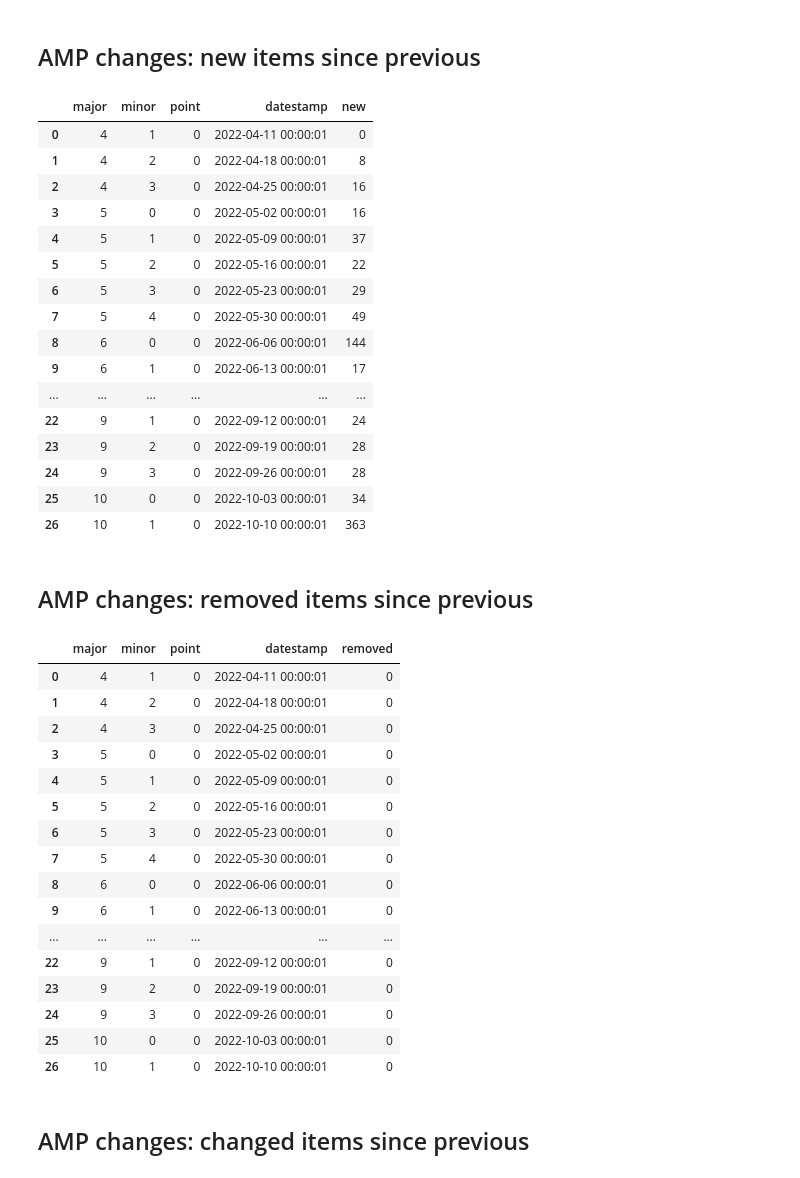
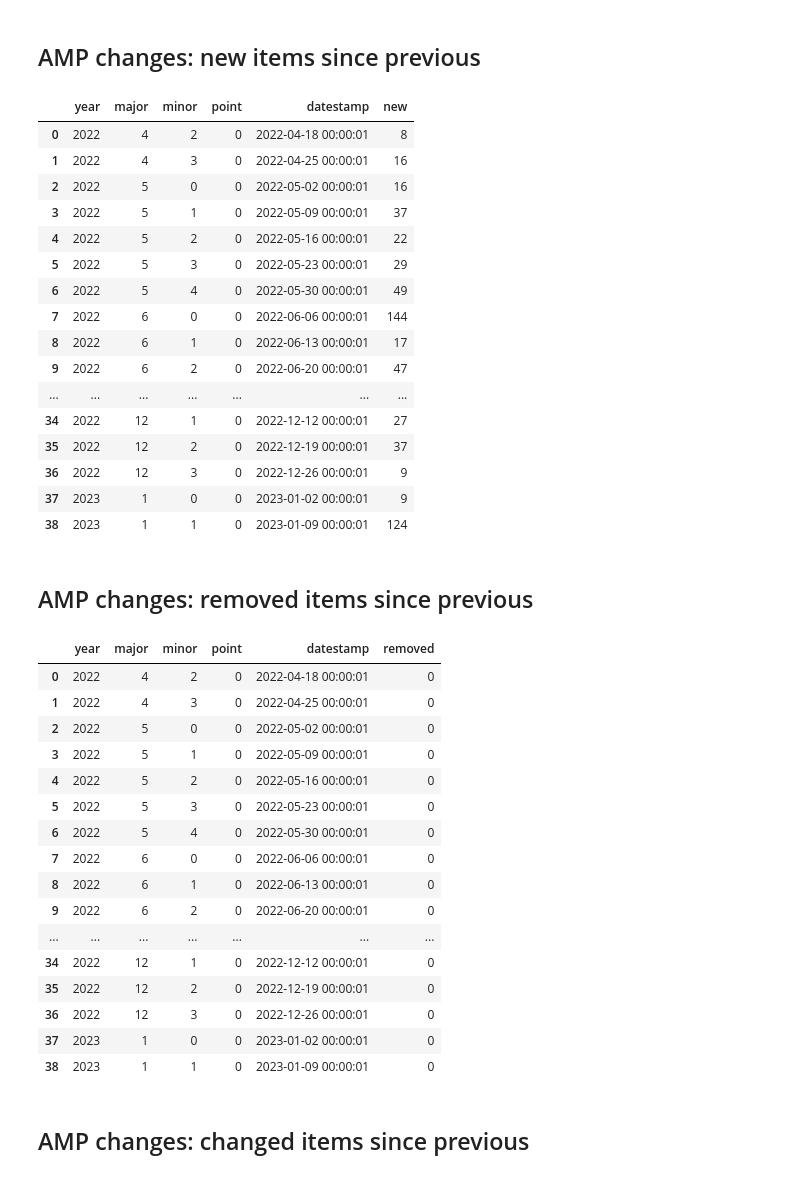
Before and after one commit to Jongmassey/dmd_comparison, a Jupyter notebook: notebooks/explore.ipynb, the cells around one changed output. Cells and saved outputs as stored; diff of their text form; code cells hidden in the pictures.

Commit message:
new year update

```diff
--- a/notebooks/explore.ipynb
+++ b/notebooks/explore.ipynb
@@ -13,6 +13,7 @@ def parse_dmd_version(dmd_string):
     parts = dmd_string.split("_")
     major, minor, point = parts[2].split(".")
     return {
+        "year":int(parts[3][0:4]),
         "major":int(major),
         "minor":int(minor),
         "point":int(point),
@@ -32,8 +33,8 @@ vmp_versions = {v:
     "v_vmp": parse_mp_version(v.split("/")[-1])
     } for v in vmps}
 # %%
-amps_sorted = [a[0] for a in sorted(amp_versions.items(),key= lambda x: (x[1]['v_dmd']['major'],x[1]['v_dmd']['minor'],x[1]['v_dmd']['point']))]
-vmps_sorted = [a[0] for a in sorted(vmp_versions.items(),key= lambda x: (x[1]['v_dmd']['major'],x[1]['v_dmd']['minor'],x[1]['v_dmd']['point']))]
+amps_sorted = [a[0] for a in sorted(amp_versions.items(),key= lambda x: (x[1]['v_dmd']['year'],x[1]['v_dmd']['major'],x[1]['v_dmd']['minor'],x[1]['v_dmd']['point']))]
+vmps_sorted = [a[0] for a in sorted(vmp_versions.items(),key= lambda x: (x[1]['v_dmd']['year'],x[1]['v_dmd']['major'],x[1]['v_dmd']['minor'],x[1]['v_dmd']['point']))]
 # %%
 amp_dfs = {a[0]: pd.DataFrame.from_dict([{e.tag :e.text for e in l} for l in a[1][0]]).set_index('APID') for a in amps_parsed.items()}
 # %%
@@ -70,45 +71,45 @@ for k,v in vmp_changes.items():
 # %%
 df_amp_versions = pd.DataFrame.from_dict([{"dmd_file":k}|v['v_dmd'] for k,v in amp_versions.items()])
 df_amp_versions['datestamp'] = pd.to_datetime(df_amp_versions['datestamp'])
 for c in ["new","removed","changed"]:
     df= pd.DataFrame([(a,len(v[c].index)) for a,v in amp_changes.items()],columns=["dmd_file",c])
     display(Markdown(f"## AMP changes: {c} items since previous"))
-    display(df.merge(df_amp_versions,on="dmd_file")[["major","minor","point","datestamp",c]])
+    display(df.merge(df_amp_versions,on="dmd_file")[["year","major","minor","point","datestamp",c]])
 # %% [output]
 ## AMP changes: new items since previous
-|  | major | minor | point | datestamp | new |
-| 0 | 4 | 1 | 0 | 2022-04-11 00:00:01 | 0 |
-| 1 | 4 | 2 | 0 | 2022-04-18 00:00:01 | 8 |
-| 2 | 4 | 3 | 0 | 2022-04-25 00:00:01 | 16 |
-| 3 | 5 | 0 | 0 | 2022-05-02 00:00:01 | 16 |
-| 4 | 5 | 1 | 0 | 2022-05-09 00:00:01 | 37 |
-| 5 | 5 | 2 | 0 | 2022-05-16 00:00:01 | 22 |
-| 6 | 5 | 3 | 0 | 2022-05-23 00:00:01 | 29 |
-| 7 | 5 | 4 | 0 | 2022-05-30 00:00:01 | 49 |
-| 8 | 6 | 0 | 0 | 2022-06-06 00:00:01 | 144 |
-| 9 | 6 | 1 | 0 | 2022-06-13 00:00:01 | 17 |
-| ... | ... | ... | ... | ... | ... |
-| 22 | 9 | 1 | 0 | 2022-09-12 00:00:01 | 24 |
-| 23 | 9 | 2 | 0 | 2022-09-19 00:00:01 | 28 |
-| 24 | 9 | 3 | 0 | 2022-09-26 00:00:01 | 28 |
-| 25 | 10 | 0 | 0 | 2022-10-03 00:00:01 | 34 |
-| 26 | 10 | 1 | 0 | 2022-10-10 00:00:01 | 363 |
+|  | year | major | minor | point | datestamp | new |
+| 0 | 2022 | 4 | 2 | 0 | 2022-04-18 00:00:01 | 8 |
+| 1 | 2022 | 4 | 3 | 0 | 2022-04-25 00:00:01 | 16 |
+| 2 | 2022 | 5 | 0 | 0 | 2022-05-02 00:00:01 | 16 |
+| 3 | 2022 | 5 | 1 | 0 | 2022-05-09 00:00:01 | 37 |
+| 4 | 2022 | 5 | 2 | 0 | 2022-05-16 00:00:01 | 22 |
+| 5 | 2022 | 5 | 3 | 0 | 2022-05-23 00:00:01 | 29 |
+| 6 | 2022 | 5 | 4 | 0 | 2022-05-30 00:00:01 | 49 |
+| 7 | 2022 | 6 | 0 | 0 | 2022-06-06 00:00:01 | 144 |
+| 8 | 2022 | 6 | 1 | 0 | 2022-06-13 00:00:01 | 17 |
+| 9 | 2022 | 6 | 2 | 0 | 2022-06-20 00:00:01 | 47 |
+| ... | ... | ... | ... | ... | ... | ... |
+| 34 | 2022 | 12 | 1 | 0 | 2022-12-12 00:00:01 | 27 |
+| 35 | 2022 | 12 | 2 | 0 | 2022-12-19 00:00:01 | 37 |
+| 36 | 2022 | 12 | 3 | 0 | 2022-12-26 00:00:01 | 9 |
+| 37 | 2023 | 1 | 0 | 0 | 2023-01-02 00:00:01 | 9 |
+| 38 | 2023 | 1 | 1 | 0 | 2023-01-09 00:00:01 | 124 |
 ## AMP changes: removed items since previous
-|  | major | minor | point | datestamp | removed |
-| 0 | 4 | 1 | 0 | 2022-04-11 00:00:01 | 0 |
-| 1 | 4 | 2 | 0 | 2022-04-18 00:00:01 | 0 |
-| 2 | 4 | 3 | 0 | 2022-04-25 00:00:01 | 0 |
-| 3 | 5 | 0 | 0 | 2022-05-02 00:00:01 | 0 |
-| 4 | 5 | 1 | 0 | 2022-05-09 00:00:01 | 0 |
-| 5 | 5 | 2 | 0 | 2022-05-16 00:00:01 | 0 |
-| 6 | 5 | 3 | 0 | 2022-05-23 00:00:01 | 0 |
-| 7 | 5 | 4 | 0 | 2022-05-30 00:00:01 | 0 |
-| 8 | 6 | 0 | 0 | 2022-06-06 00:00:01 | 0 |
-| 9 | 6 | 1 | 0 | 2022-06-13 00:00:01 | 0 |
-| ... | ... | ... | ... | ... | ... |
-| 22 | 9 | 1 | 0 | 2022-09-12 00:00:01 | 0 |
-| 23 | 9 | 2 | 0 | 2022-09-19 00:00:01 | 0 |
-| 24 | 9 | 3 | 0 | 2022-09-26 00:00:01 | 0 |
-| 25 | 10 | 0 | 0 | 2022-10-03 00:00:01 | 0 |
-| 26 | 10 | 1 | 0 | 2022-10-10 00:00:01 | 0 |
+|  | year | major | minor | point | datestamp | removed |
+| 0 | 2022 | 4 | 2 | 0 | 2022-04-18 00:00:01 | 0 |
+| 1 | 2022 | 4 | 3 | 0 | 2022-04-25 00:00:01 | 0 |
+| 2 | 2022 | 5 | 0 | 0 | 2022-05-02 00:00:01 | 0 |
+| 3 | 2022 | 5 | 1 | 0 | 2022-05-09 00:00:01 | 0 |
+| 4 | 2022 | 5 | 2 | 0 | 2022-05-16 00:00:01 | 0 |
+| 5 | 2022 | 5 | 3 | 0 | 2022-05-23 00:00:01 | 0 |
+| 6 | 2022 | 5 | 4 | 0 | 2022-05-30 00:00:01 | 0 |
+| 7 | 2022 | 6 | 0 | 0 | 2022-06-06 00:00:01 | 0 |
+| 8 | 2022 | 6 | 1 | 0 | 2022-06-13 00:00:01 | 0 |
+| 9 | 2022 | 6 | 2 | 0 | 2022-06-20 00:00:01 | 0 |
+| ... | ... | ... | ... | ... | ... | ... |
+| 34 | 2022 | 12 | 1 | 0 | 2022-12-12 00:00:01 | 0 |
+| 35 | 2022 | 12 | 2 | 0 | 2022-12-19 00:00:01 | 0 |
+| 36 | 2022 | 12 | 3 | 0 | 2022-12-26 00:00:01 | 0 |
+| 37 | 2023 | 1 | 0 | 0 | 2023-01-02 00:00:01 | 0 |
+| 38 | 2023 | 1 | 1 | 0 | 2023-01-09 00:00:01 | 0 |
 ## AMP changes: changed items since previous
```
Also changed, not shown: parts of 2 cells of this notebook.
